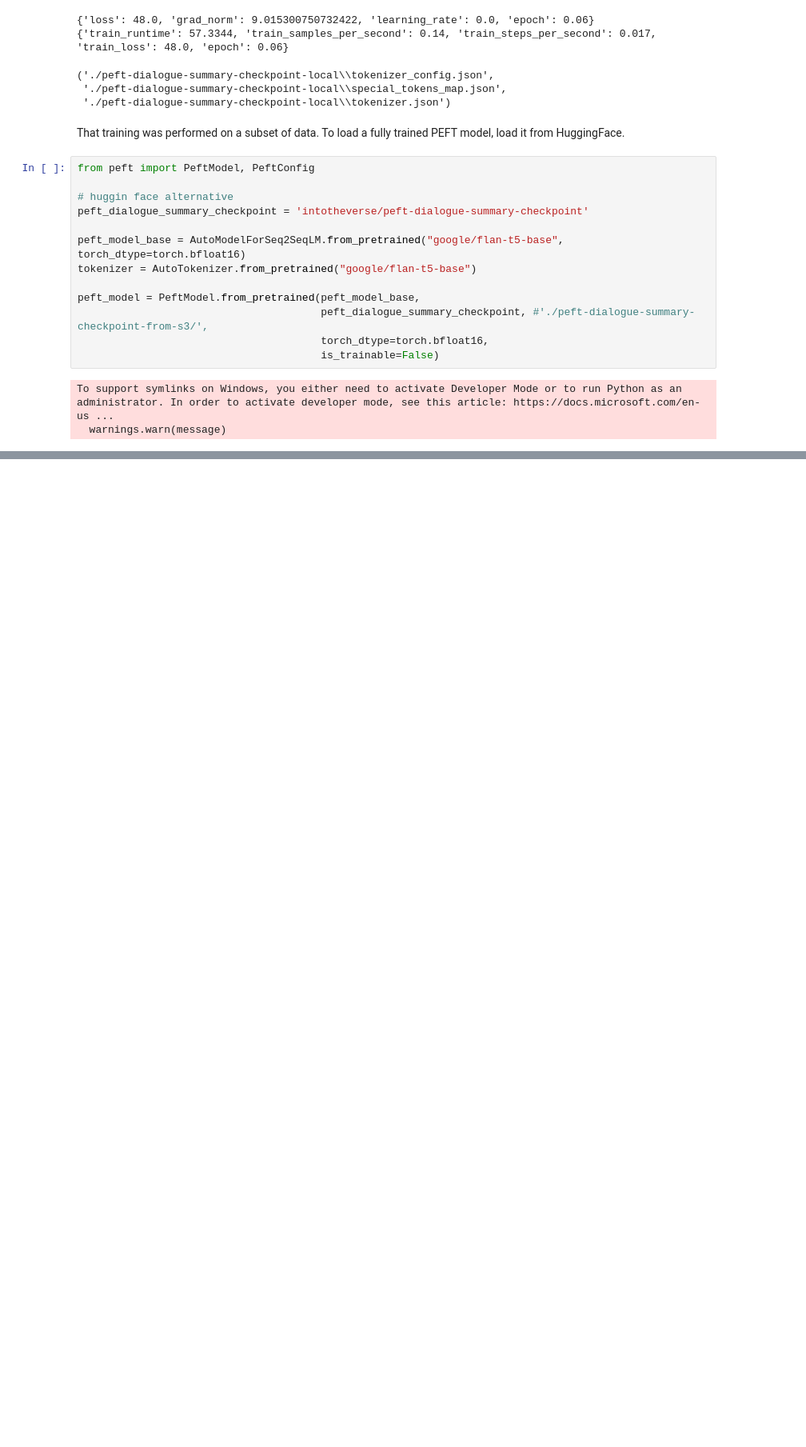
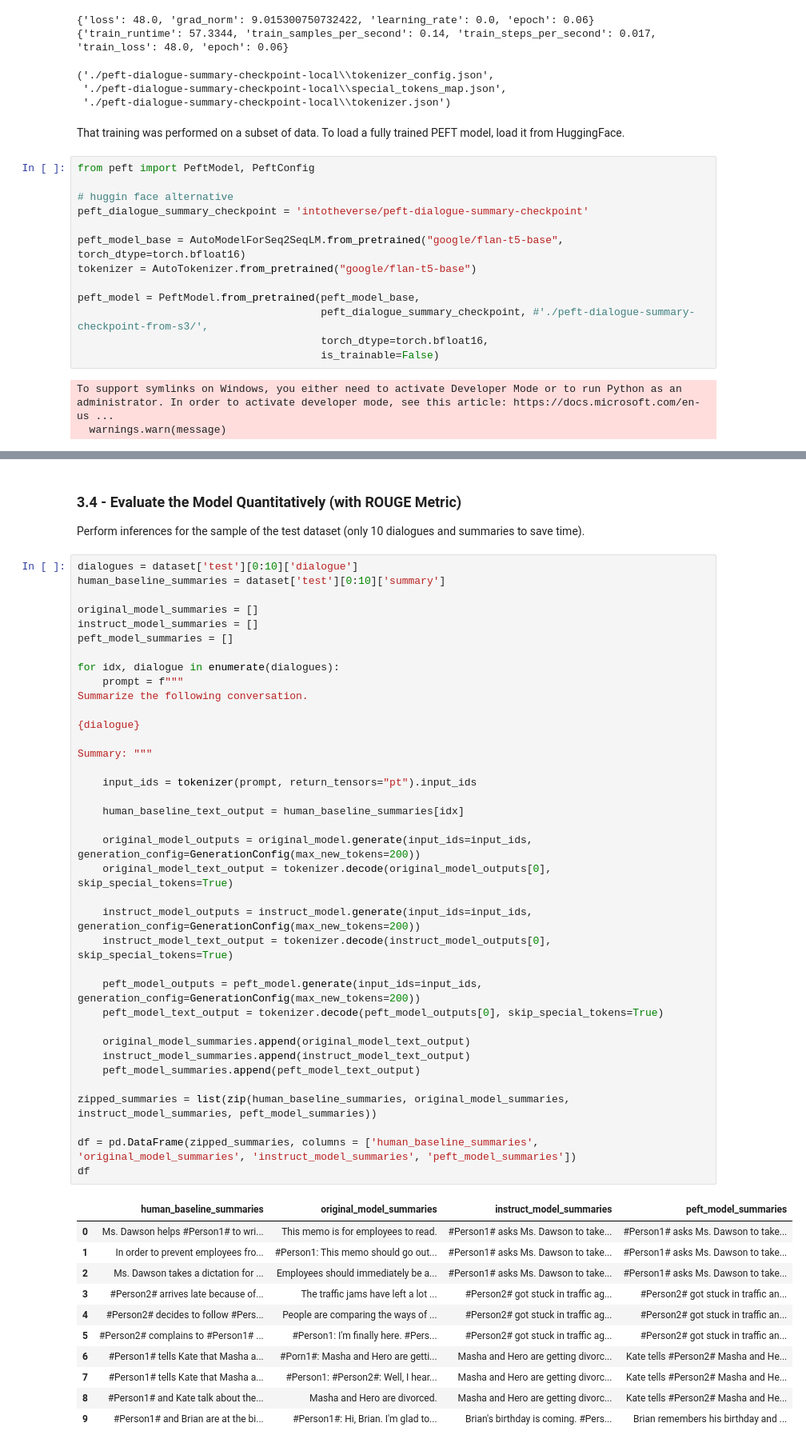
Before and after one commit to RuvenGuna94/LLM-Fine-Tuning, a Jupyter notebook: Code/PEFT_Fine_Tuning.ipynb, the cells around one changed output, grey strips where cells are left out. Shown at 80% size. Drawn from its saved outputs; the diff is of its cells as text; blank space fills up the shorter version.

Commit message:
Update PEFT_Fine_Tuning.ipynb
Model evaluation for PEFT model and comparison with base and full fine tuned model

```diff
--- a/Code/PEFT_Fine_Tuning.ipynb
+++ b/Code/PEFT_Fine_Tuning.ipynb
@@ -514,0 +570,52 @@ To support symlinks on Windows, you either need to activate Developer Mode or to
+# %% [markdown]
+### 3.4 - Evaluate the Model Quantitatively (with ROUGE Metric)
+Perform inferences for the sample of the test dataset (only 10 dialogues and summaries to save time).
+# %%
+dialogues = dataset['test'][0:10]['dialogue']
+human_baseline_summaries = dataset['test'][0:10]['summary']
+
+original_model_summaries = []
+instruct_model_summaries = []
+peft_model_summaries = []
+
+for idx, dialogue in enumerate(dialogues):
+    prompt = f"""
+Summarize the following conversation.
+
+{dialogue}
+
+Summary: """
+
+    input_ids = tokenizer(prompt, return_tensors="pt").input_ids
+
+    human_baseline_text_output = human_baseline_summaries[idx]
+
+    original_model_outputs = original_model.generate(input_ids=input_ids, generation_config=GenerationConfig(max_new_tokens=200))
+    original_model_text_output = tokenizer.decode(original_model_outputs[0], skip_special_tokens=True)
+
+    instruct_model_outputs = instruct_model.generate(input_ids=input_ids, generation_config=GenerationConfig(max_new_tokens=200))
+    instruct_model_text_output = tokenizer.decode(instruct_model_outputs[0], skip_special_tokens=True)
+
+    peft_model_outputs = peft_model.generate(input_ids=input_ids, generation_config=GenerationConfig(max_new_tokens=200))
+    peft_model_text_output = tokenizer.decode(peft_model_outputs[0], skip_special_tokens=True)
+
+    original_model_summaries.append(original_model_text_output)
+    instruct_model_summaries.append(instruct_model_text_output)
+    peft_model_summaries.append(peft_model_text_output)
+
+zipped_summaries = list(zip(human_baseline_summaries, original_model_summaries, instruct_model_summaries, peft_model_summaries))
+
+df = pd.DataFrame(zipped_summaries, columns = ['human_baseline_summaries', 'original_model_summaries', 'instruct_model_summaries', 'peft_model_summaries'])
+df
+# %% [output]
+|  | human_baseline_summaries | original_model_summaries | instruct_model_summaries | peft_model_summaries |
+| 0 | Ms. Dawson helps #Person1# to wri... | This memo is for employees to read. | #Person1# asks Ms. Dawson to take... | #Person1# asks Ms. Dawson to take... |
+| 1 | In order to prevent employees fro... | #Person1: This memo should go out... | #Person1# asks Ms. Dawson to take... | #Person1# asks Ms. Dawson to take... |
+| 2 | Ms. Dawson takes a dictation for ... | Employees should immediately be a... | #Person1# asks Ms. Dawson to take... | #Person1# asks Ms. Dawson to take... |
+| 3 | #Person2# arrives late because of... | The traffic jams have left a lot ... | #Person2# got stuck in traffic ag... | #Person2# got stuck in traffic an... |
+| 4 | #Person2# decides to follow #Pers... | People are comparing the ways of ... | #Person2# got stuck in traffic ag... | #Person2# got stuck in traffic an... |
+| 5 | #Person2# complains to #Person1# ... | #Person1: I'm finally here. #Pers... | #Person2# got stuck in traffic ag... | #Person2# got stuck in traffic an... |
+| 6 | #Person1# tells Kate that Masha a... | #Porn1#: Masha and Hero are getti... | Masha and Hero are getting divorc... | Kate tells #Person2# Masha and He... |
+| 7 | #Person1# tells Kate that Masha a... | #Person1: #Person2#: Well, I hear... | Masha and Hero are getting divorc... | Kate tells #Person2# Masha and He... |
+| 8 | #Person1# and Kate talk about the... | Masha and Hero are divorced. | Masha and Hero are getting divorc... | Kate tells #Person2# Masha and He... |
+| 9 | #Person1# and Brian are at the bi... | #Person1#: Hi, Brian. I'm glad to... | Brian's birthday is coming. #Pers... | Brian remembers his birthday and ... |
```
Also changed, not shown: parts of 13 cells of this notebook.
